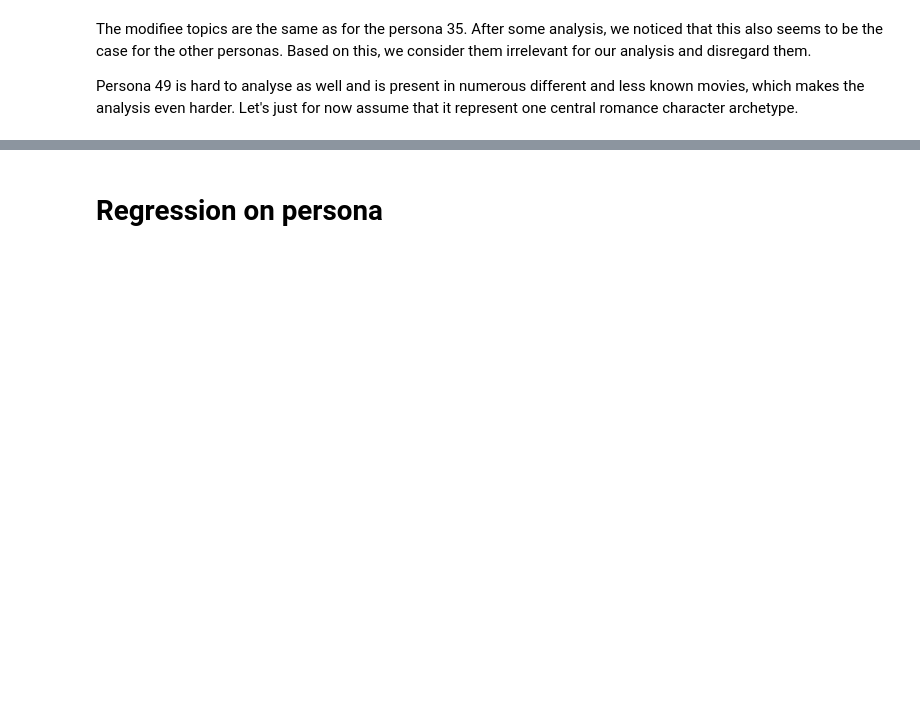
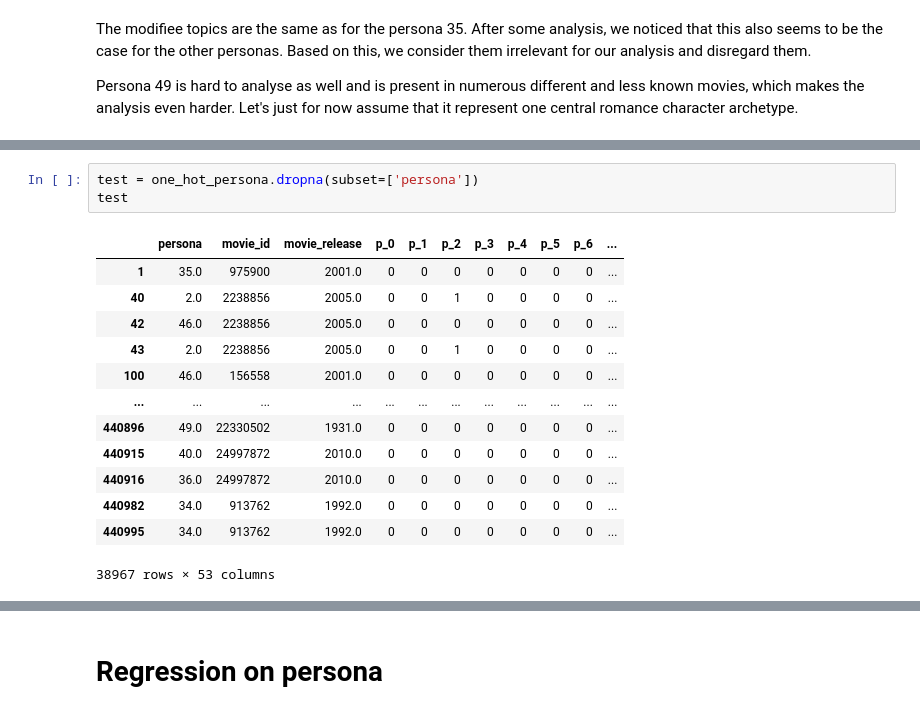
Before and after one commit to epfl-ada/ada-2023-project-theredpandada5, a Jupyter notebook: Statistics Pipeline.ipynb, the cells around one changed output, grey strips where cells are left out. Drawn from its saved outputs; the diff is of its cells as text; blank space fills up the shorter version.

```diff
--- a/Statistics Pipeline.ipynb
+++ b/Statistics Pipeline.ipynb
@@ -847,0 +879,17 @@ Persona 49 is hard to analyse as well and is present in numerous different and l
+# %%
+test = one_hot_persona.dropna(subset=['persona'])
+test
+# %% [output]
+|  | persona | movie_id | movie_release | p_0 | p_1 | p_2 | p_3 | p_4 | p_5 | p_6 | ... |
+| 1 | 35.0 | 975900 | 2001.0 | 0 | 0 | 0 | 0 | 0 | 0 | 0 | ... |
+| 40 | 2.0 | 2238856 | 2005.0 | 0 | 0 | 1 | 0 | 0 | 0 | 0 | ... |
+| 42 | 46.0 | 2238856 | 2005.0 | 0 | 0 | 0 | 0 | 0 | 0 | 0 | ... |
+| 43 | 2.0 | 2238856 | 2005.0 | 0 | 0 | 1 | 0 | 0 | 0 | 0 | ... |
+| 100 | 46.0 | 156558 | 2001.0 | 0 | 0 | 0 | 0 | 0 | 0 | 0 | ... |
+| ... | ... | ... | ... | ... | ... | ... | ... | ... | ... | ... | ... |
+| 440896 | 49.0 | 22330502 | 1931.0 | 0 | 0 | 0 | 0 | 0 | 0 | 0 | ... |
+| 440915 | 40.0 | 24997872 | 2010.0 | 0 | 0 | 0 | 0 | 0 | 0 | 0 | ... |
+| 440916 | 36.0 | 24997872 | 2010.0 | 0 | 0 | 0 | 0 | 0 | 0 | 0 | ... |
+| 440982 | 34.0 | 913762 | 1992.0 | 0 | 0 | 0 | 0 | 0 | 0 | 0 | ... |
+| 440995 | 34.0 | 913762 | 1992.0 | 0 | 0 | 0 | 0 | 0 | 0 | 0 | ... |
+38967 rows × 53 columns
```
Also changed, not shown: parts of 13 cells of this notebook.
